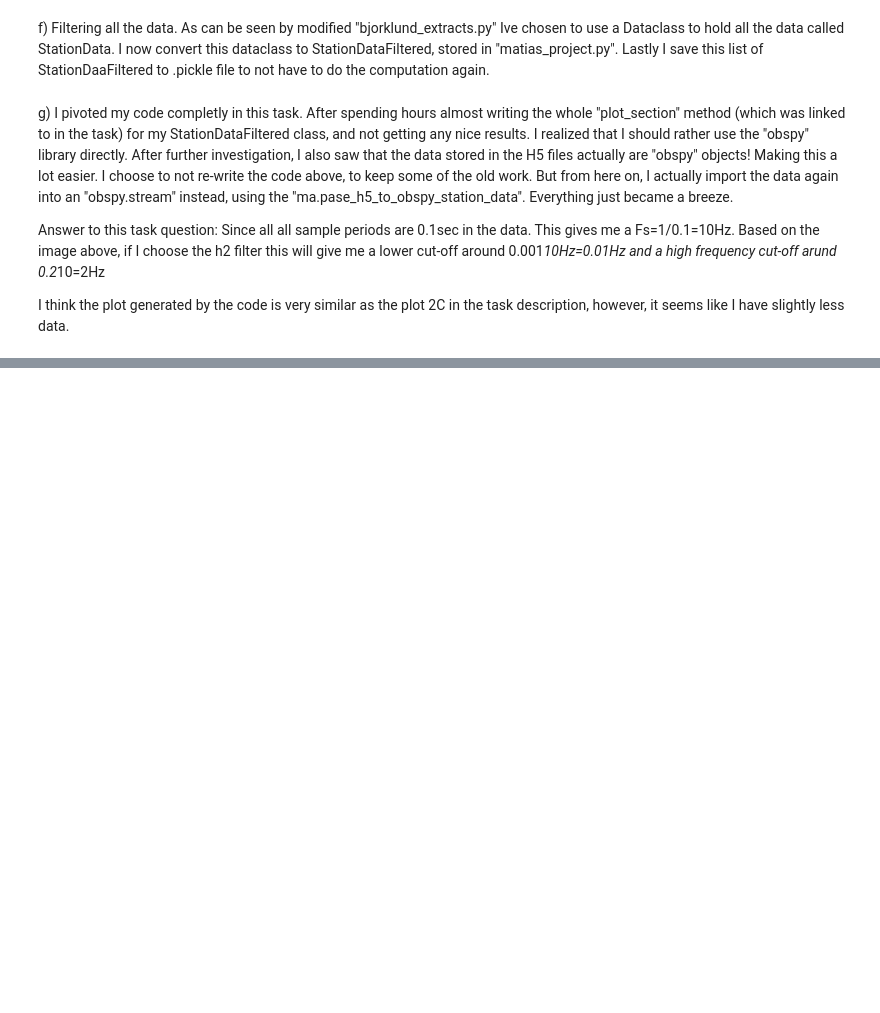
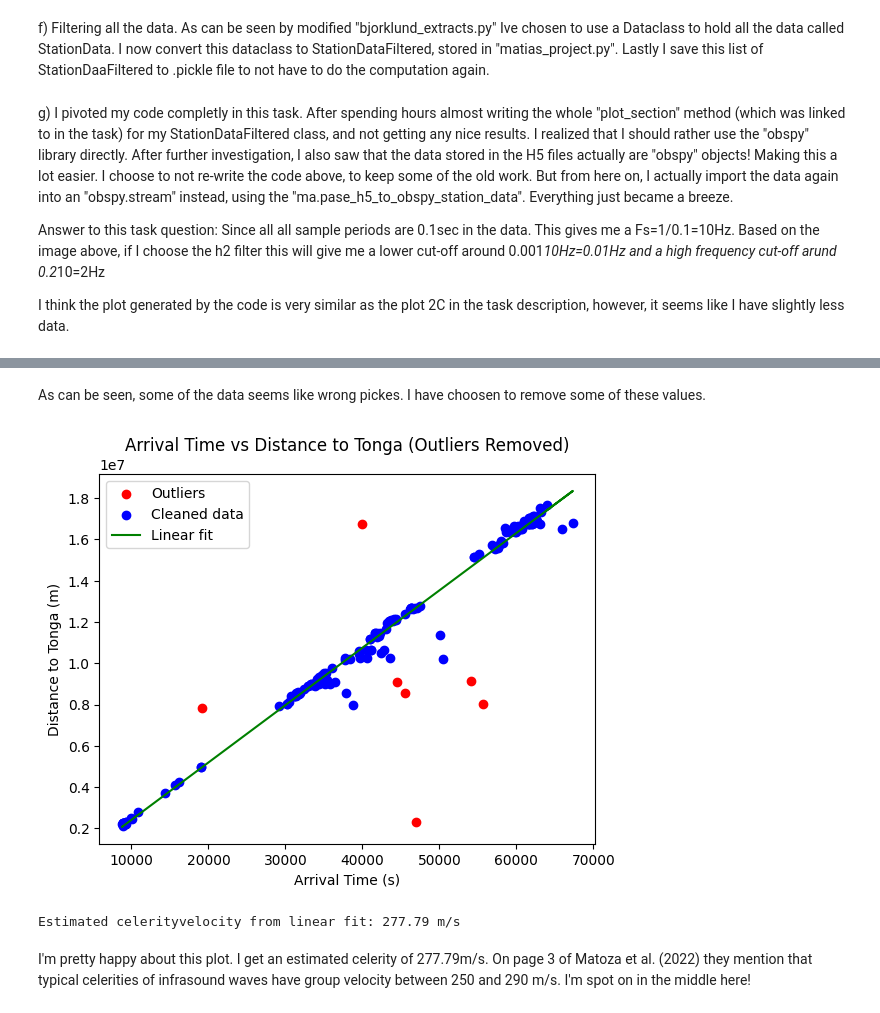
Before and after one commit to matiasgreaker/in3190, a Jupyter notebook: project1/project1.ipynb, the cells around one changed output, grey strips where cells are left out. Cells and saved outputs as stored; diff of their text form; code cells hidden in the pictures; blank space fills up the shorter version.

```diff
--- a/project1/project1.ipynb
+++ b/project1/project1.ipynb
@@ -124,0 +134,35 @@ ma.plot_section(stream)
+# %% [markdown]
+As can be seen, some of the data seems like wrong pickes. I have choosen to remove some of these values.
+# %%
+import numpy as np
+# Removing some of the outliers based on visual inspection of the plot above
+df_outliers = df_arrival_time[
+    ((df_arrival_time["arrival_time"] < 23000) & (df_arrival_time["distance_to_tonga"] >0.6e7))
+    | ((df_arrival_time["arrival_time"] < 50000) & (df_arrival_time["distance_to_tonga"] > 1.6e7))
+    | ((df_arrival_time["arrival_time"] > 40000) & (df_arrival_time["distance_to_tonga"] < 0.95e7))
+
+    ]
+
+# Get the outliers for plotting
+df_outliers_removed = df_arrival_time.drop(df_outliers.index)
+
+# PLotting the cleaned data together with the removed outliers, and the linear fit of the cleaned data
+fig, ax = plt.subplots()
+ax.scatter(df_outliers["arrival_time"], df_outliers["distance_to_tonga"], label="Outliers", color='red')
+ax.scatter(df_outliers_removed["arrival_time"], df_outliers_removed["distance_to_tonga"], color='blue', label="Cleaned data")
+# Linear fit
+m, b = np.polyfit(df_outliers_removed["arrival_time"], df_outliers_removed["distance_to_tonga"], 1)
+ax.plot(df_outliers_removed["arrival_time"], m * df_outliers_removed["arrival_time"] + b, color='green', label="Linear fit")
+ax.set_xlabel("Arrival Time (s)")
+ax.set_ylabel("Distance to Tonga (m)")
+ax.set_title("Arrival Time vs Distance to Tonga (Outliers Removed)")
+ax.legend()
+plt.show()
+# Calculating the velocity from the slope of the linear fit
+velocity = m    # in m/s
+print(f"Estimated celerityvelocity from linear fit: {velocity:.2f} m/s")
+# %% [output]
+[figure, added]
+Estimated celerityvelocity from linear fit: 277.79 m/s
+# %% [markdown]
+I'm pretty happy about this plot. I get an estimated celerity of 277.79m/s. On page 3 of Matoza et al. (2022) they mention that typical celerities of infrasound waves have group velocity between 250 and 290 m/s. I'm spot on in the middle here!
```
Also changed, not shown: parts of 10 cells of this notebook, 1 other file.
